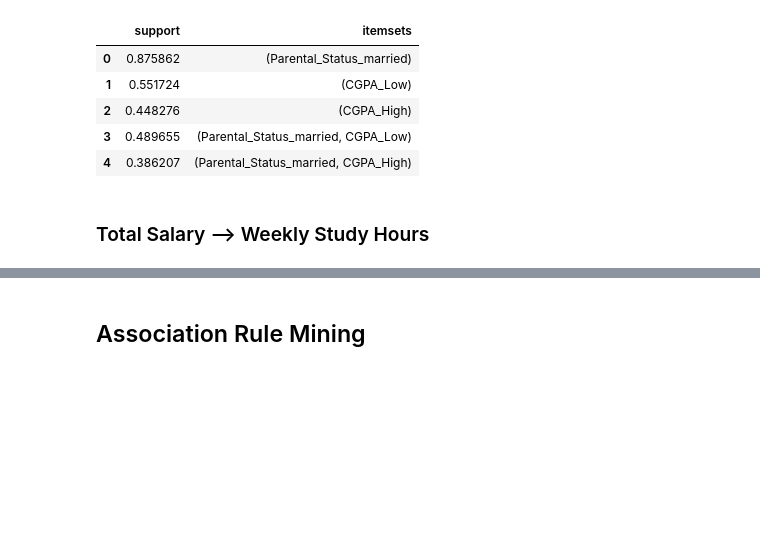
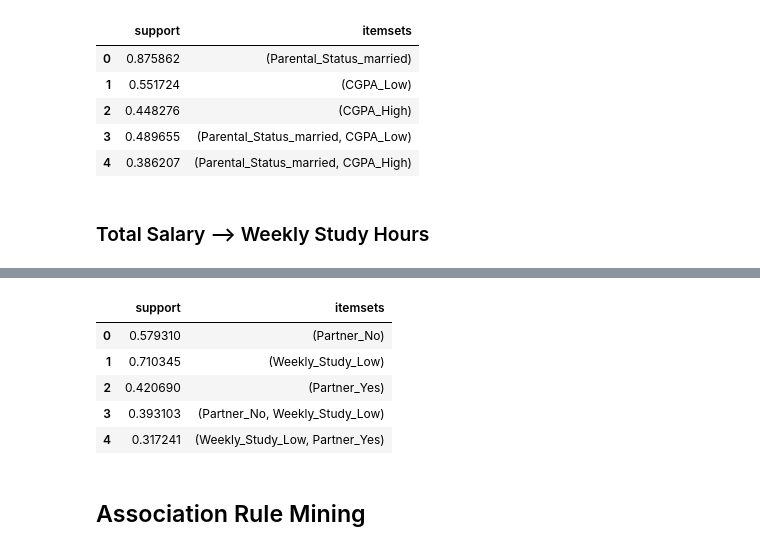
Before and after one commit to waiee/Higher-Education-Students-Performance-Evaluation---Association-Rule-Mining, a Jupyter notebook: test.ipynb, the cells around one changed output, grey strips where cells are left out. Saved outputs shown, nothing was run; the diff lists cells and outputs as text; code cells hidden in the pictures; blank space fills up the shorter version.

```diff
--- a/test.ipynb
+++ b/test.ipynb
@@ -488,3 +523,14 @@ display(fp_fpgrowth)
+# %%
+#fpgrowth method
+fp_fpgrowth = fp.fpgrowth(newfinaldf_encode, min_support=0.3, use_colnames=True)
+display(fp_fpgrowth)
+# %% [output]
+|  | support | itemsets |
+| 0 | 0.579310 | (Partner_No) |
+| 1 | 0.710345 | (Weekly_Study_Low) |
+| 2 | 0.420690 | (Partner_Yes) |
+| 3 | 0.393103 | (Partner_No, Weekly_Study_Low) |
+| 4 | 0.317241 | (Weekly_Study_Low, Partner_Yes) |
 # %%
 # #Transport --> Attend_Class
 
```
Also changed, not shown: parts of 8 cells of this notebook.
